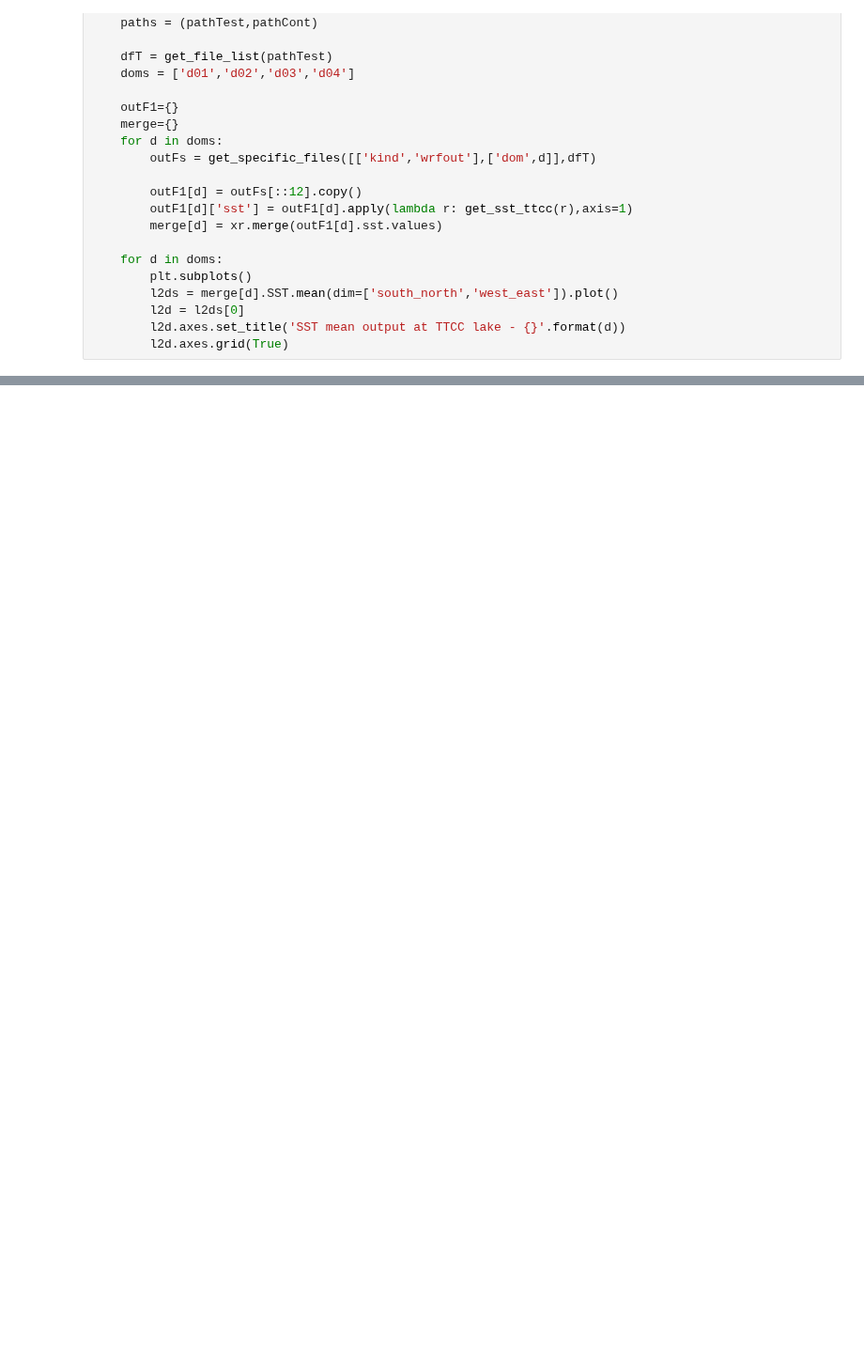
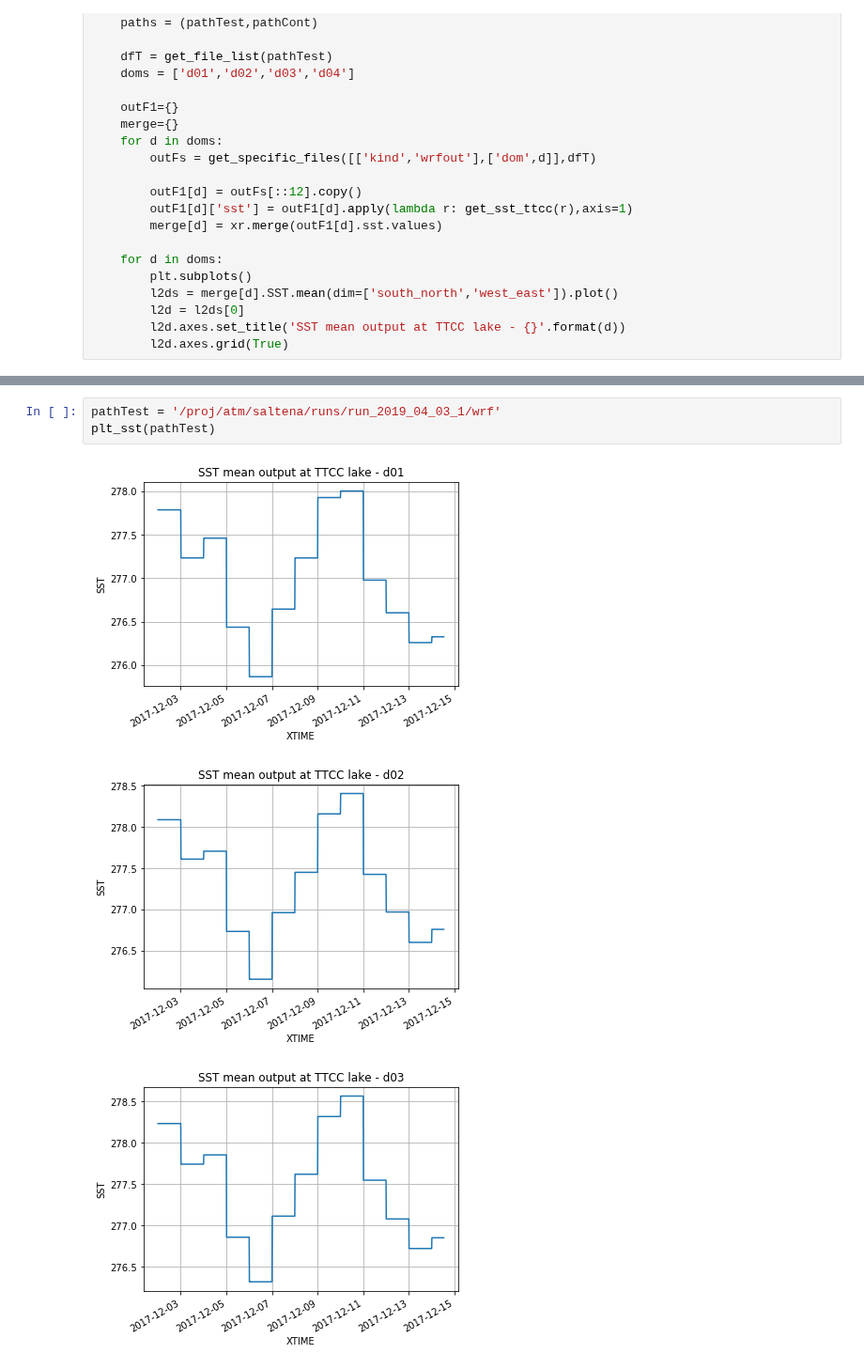
Before and after one commit to daliagachc/wrf_management, a Jupyter notebook: wrf_management/plot/sst_check/checkSST_plot.ipynb, the cells around one changed output, grey strips where cells are left out. Shown at 94% size. Drawn from its saved outputs; the diff is of its cells as text; blank space fills up the shorter version.

```diff
--- a/wrf_management/plot/sst_check/checkSST_plot.ipynb
+++ b/wrf_management/plot/sst_check/checkSST_plot.ipynb
@@ -30,0 +36,7 @@ plt_sst(pathTest)
+# %%
+pathTest = '/proj/atm/saltena/runs/run_2019_04_03_1/wrf'
+plt_sst(pathTest)
+# %% [output]
+[figure, added]
+[figure, added]
+[figure, added]
```
Also changed, not shown: parts of 3 cells of this notebook, 1 other file.
